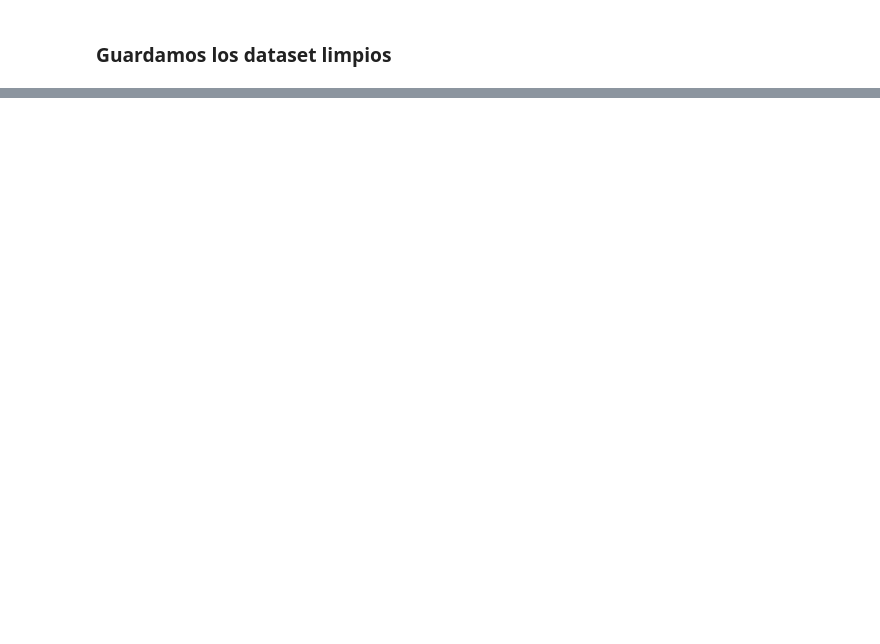
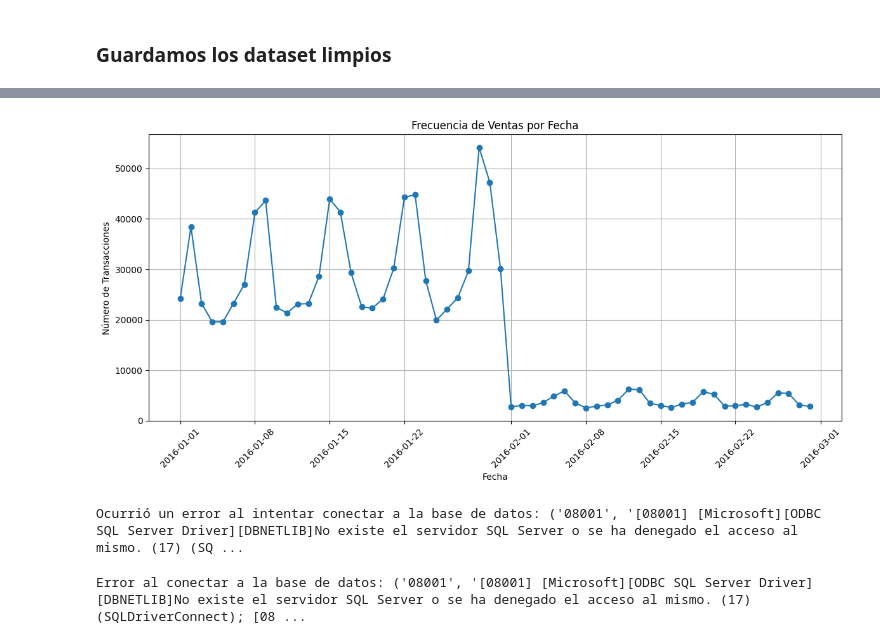
Before and after one commit to jorgelqc/DrikingTeam, a Jupyter notebook: drinking_team.ipynb, the cells around one changed output, grey strips where cells are left out. Cells and saved outputs as stored; diff of their text form; code cells hidden in the pictures; blank space fills up the shorter version.

```diff
--- a/drinking_team.ipynb
+++ b/drinking_team.ipynb
@@ -483,0 +507,6 @@ ventas.to_csv('ventas_limpio.csv', index=False)
+# %%
+# Abrimos los datasets limpios
+inventario_inicial = pd.read_csv('inventario_inicial_limpio.csv')
+inventario_final = pd.read_csv('inventario_final_limpio.csv')
+compras = pd.read_csv('compras_limpio.csv')
+ventas = pd.read_csv('ventas_limpio.csv')
@@ -483,0 +556,6 @@ ventas.to_csv('ventas_limpio.csv', index=False)
+# %%
+# Convertir la columna 'SalesDate' a datetime si no se ha hecho antes
+ventas['SalesDate'] = pd.to_datetime(ventas['SalesDate'])
+
+# Establecer 'SalesDate' como el índice del DataFrame
+ventas.set_index('SalesDate', inplace=True)
@@ -483,0 +589,56 @@ ventas.to_csv('ventas_limpio.csv', index=False)
+# %%
+# Convertir 'SalesDate' a datetime si no se ha hecho antes
+ventas['SalesDate'] = pd.to_datetime(ventas['SalesDate'])
+
+# Contar las apariciones y luego ordenar por fecha
+conteo_fechas = ventas['SalesDate'].value_counts().sort_index()
+
+### Paso 2: Graficar
+
+plt.figure(figsize=(12, 6))  # Tamaño del gráfico
+plt.plot(conteo_fechas.index, conteo_fechas.values, marker='o', linestyle='-')
+plt.title('Frecuencia de Ventas por Fecha')
+plt.xlabel('Fecha')
+plt.ylabel('Número de Transacciones')
+plt.grid(True)
+plt.xticks(rotation=45)  # Rotar las etiquetas del eje x para mejor legibilidad
+plt.tight_layout()  # Ajusta automáticamente los parámetros de la subtrama para dar espacio al contenido
+plt.show()
+# %% [output]
+[figure, added]
+# %%
+import pyodbc
+
+# Configura los detalles de la conexión usando la información proporcionada
+server = 'JORGE\SQLEXPRESS'  # Nombre del servidor
+database = 'DrinkinTeamDB'  # Nombre de la base de datos
+username = 'datafusionlatam'  # Usuario
+password = 'DAFTHENRY'  # Contraseña
+
+# Cadena de conexión
+connection_string = f'DRIVER={{SQL Server}};SERVER={server};DATABASE={database};UID={username};PWD={password}'
+
+# Intenta conectarte a la base de datos
+try:
+    conn = pyodbc.connect(connection_string)
+    print("Conexión exitosa!")
+except Exception as e:
+    print("Ocurrió un error al intentar conectar a la base de datos:", e)
+# %% [output]
+Ocurrió un error al intentar conectar a la base de datos: ('08001', '[08001] [Microsoft][ODBC SQL Server Driver][DBNETLIB]No existe el servidor SQL Server o se ha denegado el acceso al mismo. (17) (SQ ...
+# %%
+import pyodbc
+
+server = 'JORGE\SQLEXPRESS'  # Cambia esto por la dirección IP o el nombre de red del servidor de SQL Server de tu compañero
+database = 'DrinkinTeamDB'
+username = 'datafusionlatam'
+password = 'DAFTHENRY'
+
+connection_string = f'DRIVER={{SQL Server}};SERVER={server};DATABASE={database};UID={username};PWD={password}'
+try:
+    conn = pyodbc.connect(connection_string)
+    print("Conexión exitosa!")
+except Exception as e:
+    print("Error al conectar a la base de datos:", e)
+# %% [output]
+Error al conectar a la base de datos: ('08001', '[08001] [Microsoft][ODBC SQL Server Driver][DBNETLIB]No existe el servidor SQL Server o se ha denegado el acceso al mismo. (17) (SQLDriverConnect); [08 ...
```
Also changed, not shown: parts of 16 cells of this notebook, 4 other files.
